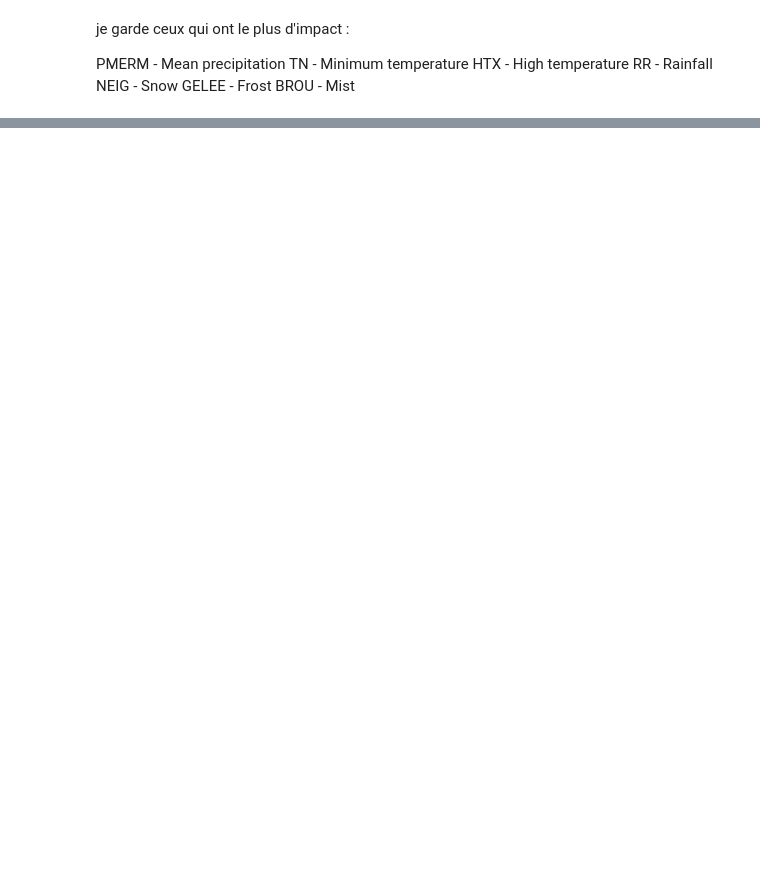
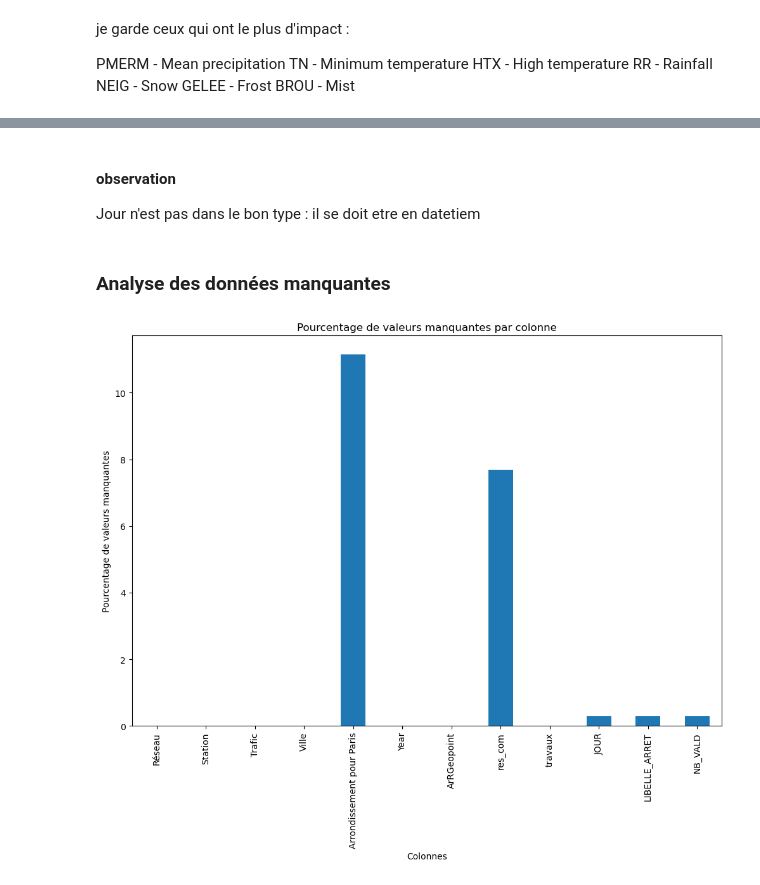
Before and after one commit to YannSko/Transport_App, a Jupyter notebook: ML_module/data_model/model_2.ipynb, the cells around one changed output, grey strips where cells are left out. Saved outputs shown, nothing was run; the diff lists cells and outputs as text; code cells hidden in the pictures; blank space fills up the shorter version.

```diff
--- a/ML_module/data_model/model_2.ipynb
+++ b/ML_module/data_model/model_2.ipynb
@@ -833,0 +812,3 @@ MemoryError: Unable to allocate 267. MiB for an array with shape (91, 383997) an
+# %%
+df = pd.read_csv('df_nb_valid_trav_res.csv')
+df
@@ -833,0 +869,21 @@ MemoryError: Unable to allocate 267. MiB for an array with shape (91, 383997) an
+# %% [markdown]
+#### observation
+
+Jour n'est pas dans le bon type : il se doit etre en datetiem
+# %%
+df['JOUR'] = pd.to_datetime(df['JOUR'], errors='coerce', format='%Y-%m-%d')
+# %% [markdown]
+### Analyse des données manquantes
+# %%
+# Calculer les pourcentages de valeurs manquantes par colonne
+missing_percentage = df.isnull().mean() * 100
+
+# Créer un bar plot pour visualiser les pourcentages de valeurs manquantes
+plt.figure(figsize=(12, 8))
+missing_percentage.plot(kind='bar')
+plt.title('Pourcentage de valeurs manquantes par colonne')
+plt.xlabel('Colonnes')
+plt.ylabel('Pourcentage de valeurs manquantes')
+plt.show()
+# %% [output]
+[figure, added]
```
Also changed, not shown: parts of 26 cells of this notebook.
